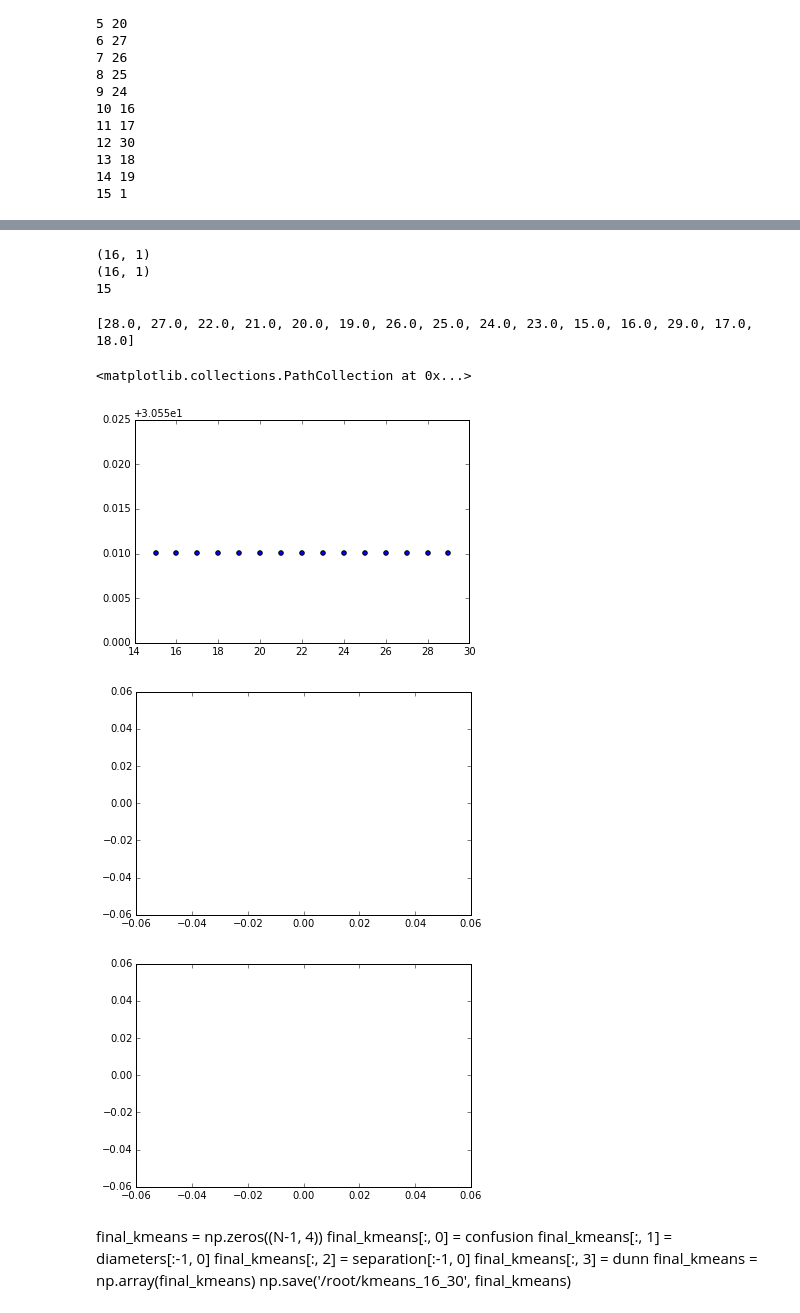
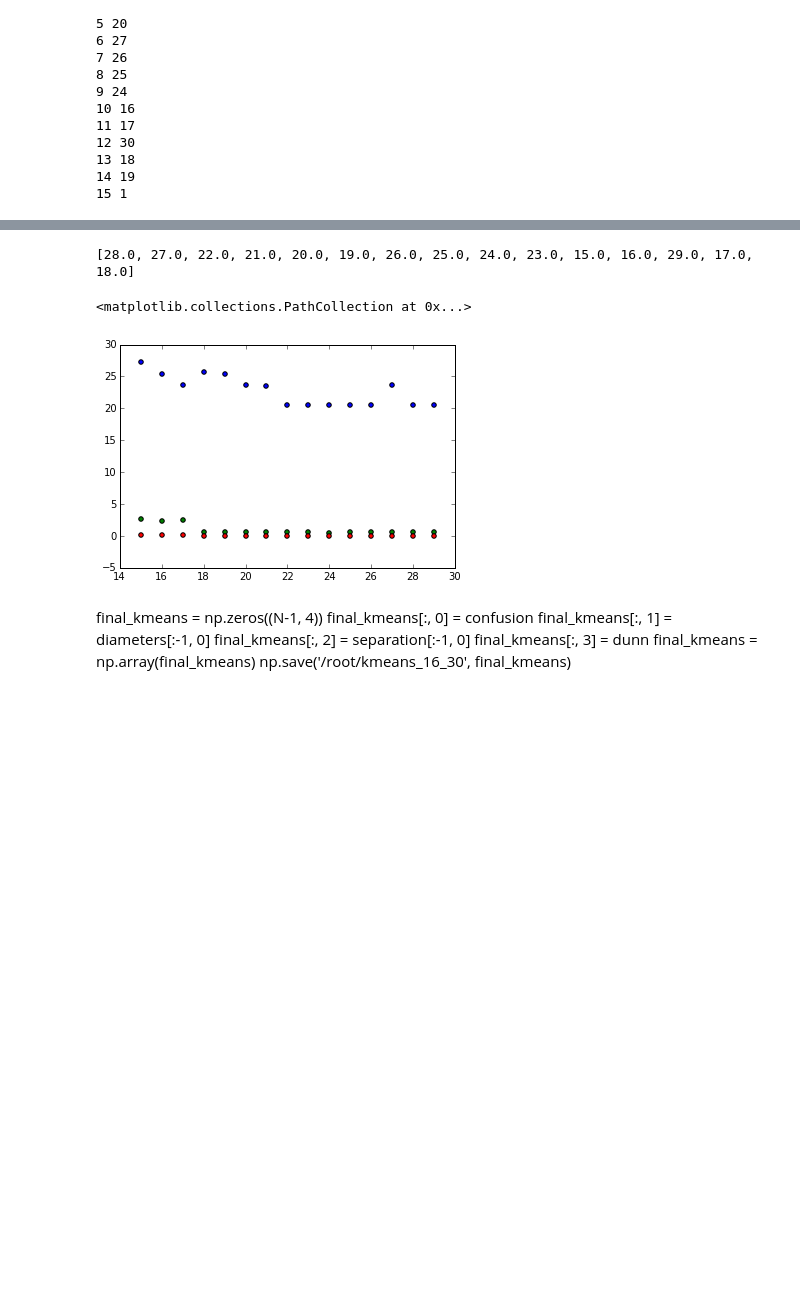
Before and after one commit to anujkhare/hipc_intel, a Jupyter notebook: hipc.ipynb, the cells around one changed output, grey strips where cells are left out. Cells and saved outputs as stored; diff of their text form; code cells hidden in the pictures; blank space fills up the shorter version.

```diff
--- a/hipc.ipynb
+++ b/hipc.ipynb
@@ -341,6 +332,0 @@ label25 = np.array(labels_list[:, 8], dtype=int)
-# %%
-for i, j in zip(confusion, mse_list):
-    print i, j
-scatter(confusion[:-1], mse_list[:-1])
-# print confusion
-# print mse_list
@@ -398,31 +365,21 @@ for k, label in enumerate(labels_list.transpose()):
 
 15 0
 [ inf]
-# %%
-print separation.shape
-print diameters.shape
-print len(confusion)
-# %% [output]
-(16, 1)
-(16, 1)
-15
 # %%
 confusion = [max(unique(labels_list[:, i])) for i in xrange(N-1)]
 print confusion
 figure();
 scatter(confusion, diameters[:-1])
-figure();
+# figure();
 scatter(confusion, np.array(separation[:-1]), c='g')
 
 dunn = [separation[i] / diameters[i] for i in xrange(N-1)]
-figure()
+# figure()
 scatter(confusion, np.array(dunn), c='r')
 # %% [output]
 [28.0, 27.0, 22.0, 21.0, 20.0, 19.0, 26.0, 25.0, 24.0, 23.0, 15.0, 16.0, 29.0, 17.0, 18.0]
 <matplotlib.collections.PathCollection at 0x...>
-[figure, old version]
+[figure, new version]
-[figure, removed]
-[figure, removed]
 # %% [markdown]
 final_kmeans = np.zeros((N-1, 4))
 final_kmeans[:, 0] = confusion
```
Also changed, not shown: parts of 14 cells of this notebook.
